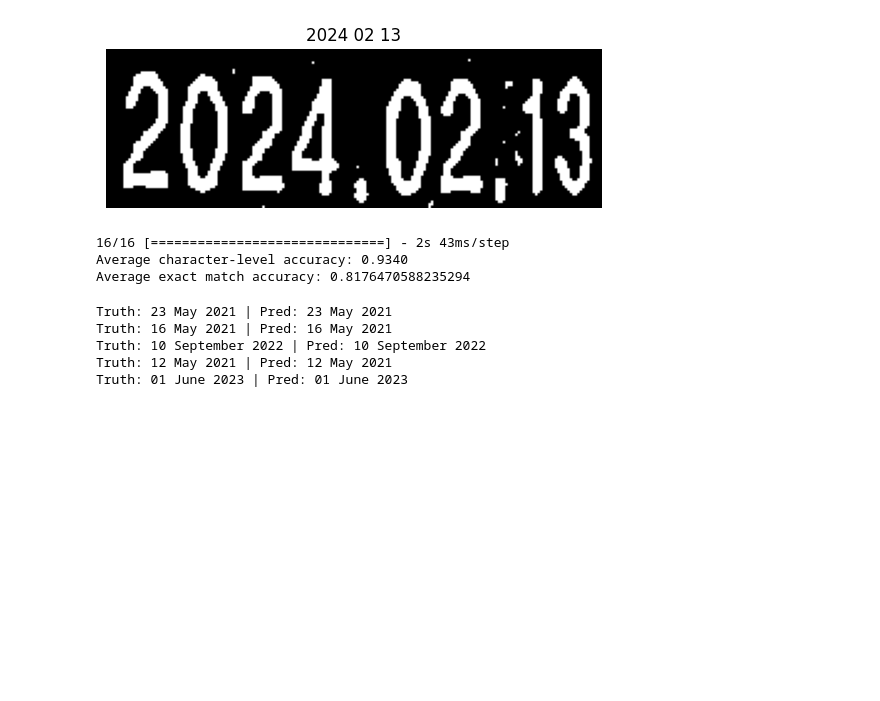
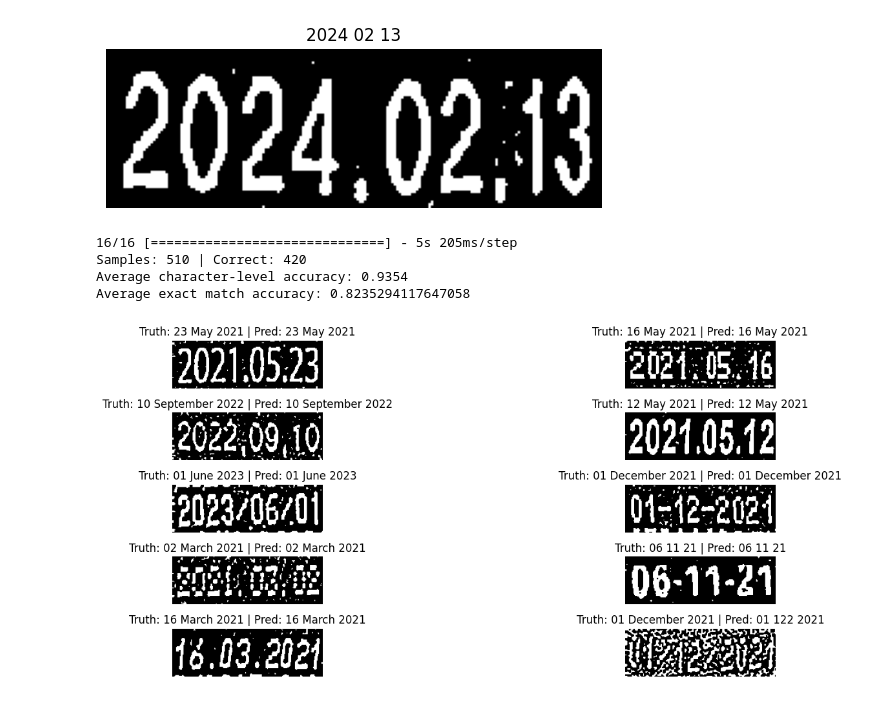
Before and after one commit to obertcoy/expiry-date-recognition, a Jupyter notebook: crnn/main.ipynb, the cells around one changed output. Cells and saved outputs as stored; diff of their text form; code cells hidden in the pictures; blank space fills up the shorter version.

```diff
--- a/crnn/main.ipynb
+++ b/crnn/main.ipynb
@@ -396,16 +440,3 @@ plt.show()
 Y_padded_real = preprocess_label(Y_real)
 # %% [output]
 [figure]
-# %%
-# Use saved model
-
-saved_model = create_model()
-saved_model.load_weights('acc_76_model.weights')
-
-Y_pred = saved_model.predict(X_real)
-
-output, _, _ = manual_evaluate(Y_pred, Y_padded_real)
-# %% [output]
-16/16 [==============================] - 2s 43ms/step
-Average character-level accuracy: 0.9340
-Average exact match accuracy: 0.8176470588235294
@@ -414,21 +443,31 @@ saved_model.save_weights('acc_76_weights.h5')
-# %%
-from datetime import datetime
-
-def format_to_datestring(str):
-
-    date_obj = datetime.strptime(str, "%Y %m %d")
-    formatted_date = date_obj.strftime("%d %B %Y")
-
-    return formatted_date
-
-for idx in range(5):
-    pred_text = ''.join([char for char in decode_label(output[idx])])
-    truth_text = ''.join([char for char in decode_label(Y_padded_real[idx])])
-
-    print(f'Truth: {format_to_datestring(truth_text)} | Pred: {format_to_datestring(pred_text)}')
-# %% [output]
-Truth: 23 May 2021 | Pred: 23 May 2021
-Truth: 16 May 2021 | Pred: 16 May 2021
-Truth: 10 September 2022 | Pred: 10 September 2022
-Truth: 12 May 2021 | Pred: 12 May 2021
-Truth: 01 June 2023 | Pred: 01 June 2023
+# %%
+# Use saved model
+
+saved_model = create_model()
+saved_model.load_weights('acc_76_model.weights')
+
+Y_pred = saved_model.predict(X_real)
+
+output, _, _ = manual_evaluate(Y_pred, Y_padded_real)
+
+n_sample = 10
+
+plt.figure(figsize=(16, 14))
+for idx in range(n_sample):
+    pred_text = ''.join([char for char in decode_label(output[idx])])
+    truth_text = ''.join([char for char in decode_label(Y_padded_real[idx])])
+
+    plt.subplot(n_sample, 2, idx + 1)
+    plt.imshow(X_real[idx], cmap='gray')
+    plt.title(f'Truth: {format_to_datestring(truth_text)} | Pred: {format_to_datestring(pred_text)}')
+    plt.axis('off')
+
+    # print(f'Truth: {format_to_datestring(truth_text)} | Pred: {format_to_datestring(pred_text)}')
+plt.subplots_adjust(hspace=0.5, wspace=0.3)
+plt.show()
+# %% [output]
+16/16 [==============================] - 5s 205ms/step
+Samples: 510 | Correct: 420
+Average character-level accuracy: 0.9354
+Average exact match accuracy: 0.8235294117647058
+[figure, added]
```
Also changed, not shown: parts of 6 cells of this notebook, 9 other files.
